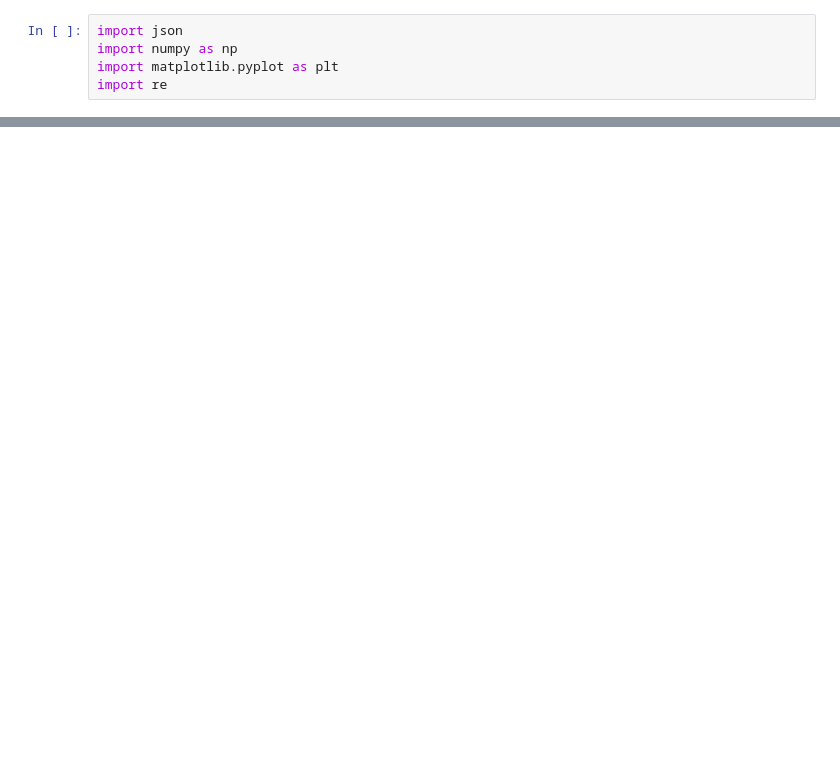
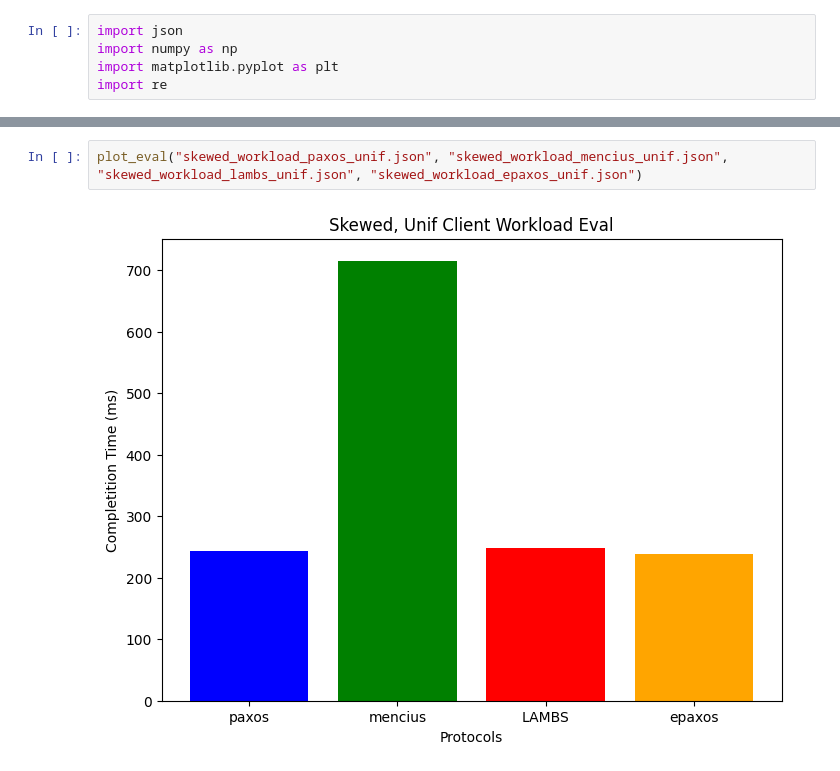
Before and after one commit to zeddie888/epaxos, a Jupyter notebook: analysis.ipynb, the cells around one changed output, grey strips where cells are left out. Cells and saved outputs as stored; diff of their text form; blank space fills up the shorter version.

```diff
--- a/analysis.ipynb
+++ b/analysis.ipynb
@@ -118,0 +228,4 @@ plot_expt("100,100", aggregate_expts)
+# %%
+plot_eval("skewed_workload_paxos_unif.json", "skewed_workload_mencius_unif.json", "skewed_workload_lambs_unif.json", "skewed_workload_epaxos_unif.json")
+# %% [output]
+[figure, added]
```
Also changed, not shown: parts of 12 cells of this notebook, 33 other files.
